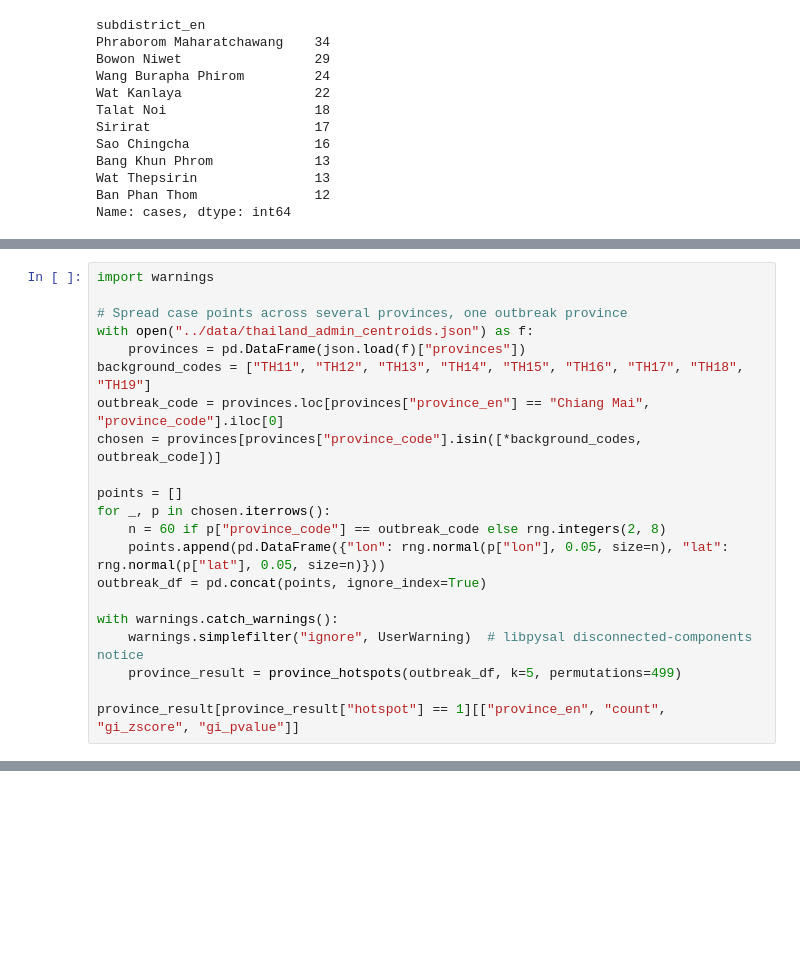
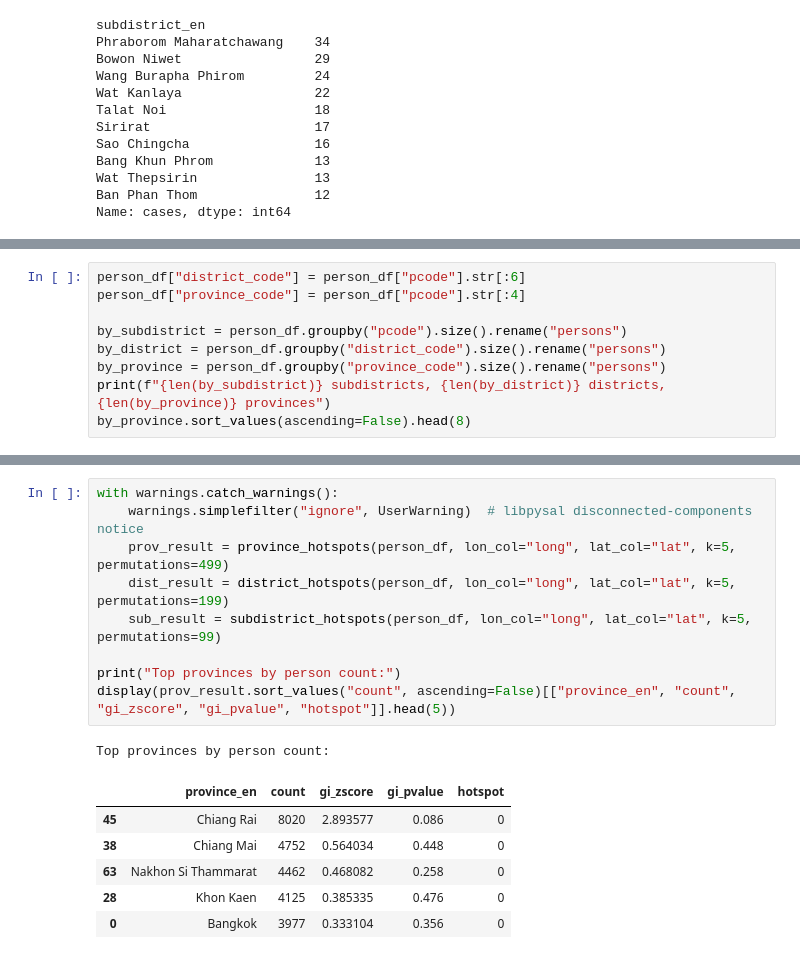
Before and after one commit to nongwarodom/spatialdetection, a Jupyter notebook: notebooks/quickstart.ipynb, the cells around one changed output, grey strips where cells are left out. Drawn from its saved outputs; the diff is of its cells as text; blank space fills up the shorter version.

```diff
--- a/notebooks/quickstart.ipynb
+++ b/notebooks/quickstart.ipynb
@@ -155,21 +150,0 @@ per unit to produce meaningful p-values (see the module docstring).
-# %%
-import warnings
-
-# Spread case points across several provinces, one outbreak province
-with open("../data/thailand_admin_centroids.json") as f:
-    provinces = pd.DataFrame(json.load(f)["provinces"])
-background_codes = ["TH11", "TH12", "TH13", "TH14", "TH15", "TH16", "TH17", "TH18", "TH19"]
-outbreak_code = provinces.loc[provinces["province_en"] == "Chiang Mai", "province_code"].iloc[0]
-chosen = provinces[provinces["province_code"].isin([*background_codes, outbreak_code])]
-
-points = []
-for _, p in chosen.iterrows():
-    n = 60 if p["province_code"] == outbreak_code else rng.integers(2, 8)
-    points.append(pd.DataFrame({"lon": rng.normal(p["lon"], 0.05, size=n), "lat": rng.normal(p["lat"], 0.05, size=n)}))
-outbreak_df = pd.concat(points, ignore_index=True)
-
-with warnings.catch_warnings():
-    warnings.simplefilter("ignore", UserWarning)  # libpysal disconnected-components notice
-    province_result = province_hotspots(outbreak_df, k=5, permutations=499)
-
-province_result[province_result["hotspot"] == 1][["province_en", "count", "gi_zscore", "gi_pvalue"]]
@@ -178,0 +231,9 @@ province_result[province_result["hotspot"] == 1][["province_en", "count", "gi_zs
+# %%
+person_df["district_code"] = person_df["pcode"].str[:6]
+person_df["province_code"] = person_df["pcode"].str[:4]
+
+by_subdistrict = person_df.groupby("pcode").size().rename("persons")
+by_district = person_df.groupby("district_code").size().rename("persons")
+by_province = person_df.groupby("province_code").size().rename("persons")
+print(f"{len(by_subdistrict)} subdistricts, {len(by_district)} districts, {len(by_province)} provinces")
+by_province.sort_values(ascending=False).head(8)
@@ -178,0 +264,17 @@ province_result[province_result["hotspot"] == 1][["province_en", "count", "gi_zs
+# %%
+with warnings.catch_warnings():
+    warnings.simplefilter("ignore", UserWarning)  # libpysal disconnected-components notice
+    prov_result = province_hotspots(person_df, lon_col="long", lat_col="lat", k=5, permutations=499)
+    dist_result = district_hotspots(person_df, lon_col="long", lat_col="lat", k=5, permutations=199)
+    sub_result = subdistrict_hotspots(person_df, lon_col="long", lat_col="lat", k=5, permutations=99)
+
+print("Top provinces by person count:")
+display(prov_result.sort_values("count", ascending=False)[["province_en", "count", "gi_zscore", "gi_pvalue", "hotspot"]].head(5))
+# %% [output]
+Top provinces by person count:
+|  | province_en | count | gi_zscore | gi_pvalue | hotspot |
+| 45 | Chiang Rai | 8020 | 2.893577 | 0.086 | 0 |
+| 38 | Chiang Mai | 4752 | 0.564034 | 0.448 | 0 |
+| 63 | Nakhon Si Thammarat | 4462 | 0.468082 | 0.258 | 0 |
+| 28 | Khon Kaen | 4125 | 0.385335 | 0.476 | 0 |
+| 0 | Bangkok | 3977 | 0.333104 | 0.356 | 0 |
```
Also changed, not shown: parts of 14 cells of this notebook.
